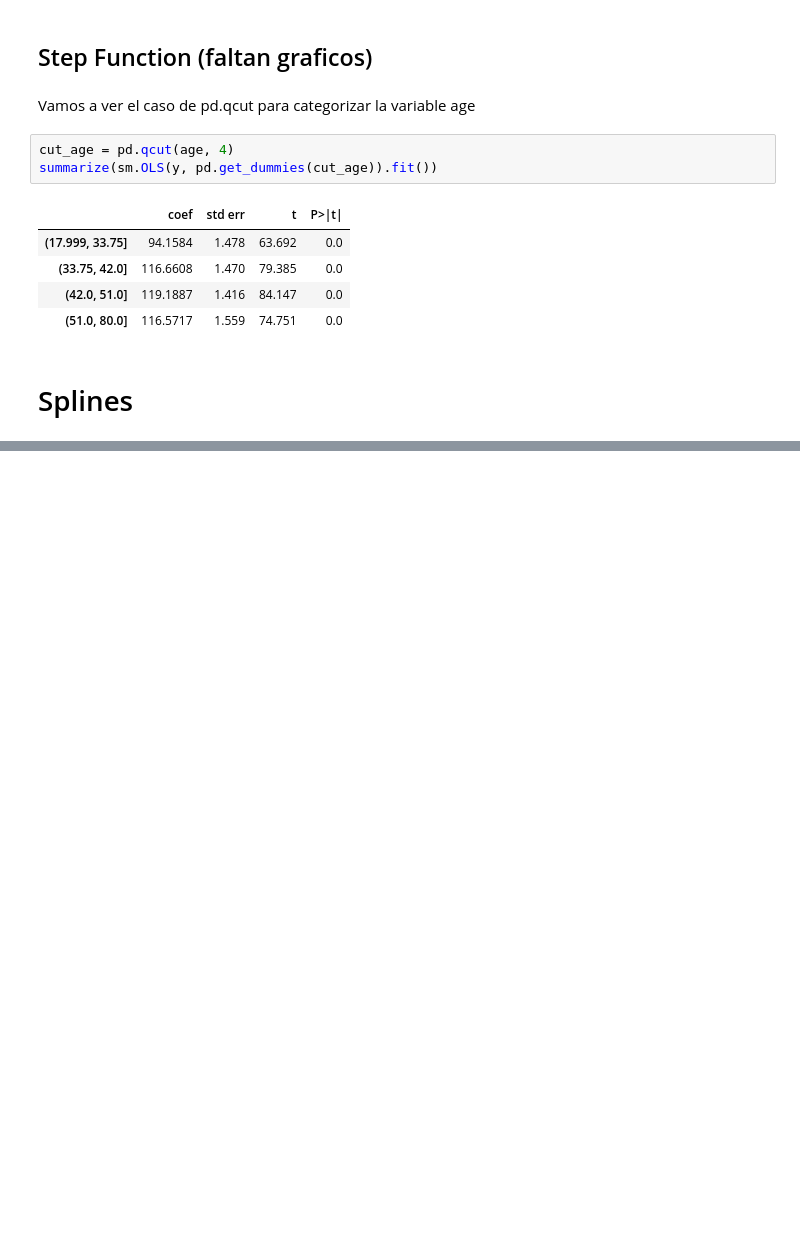
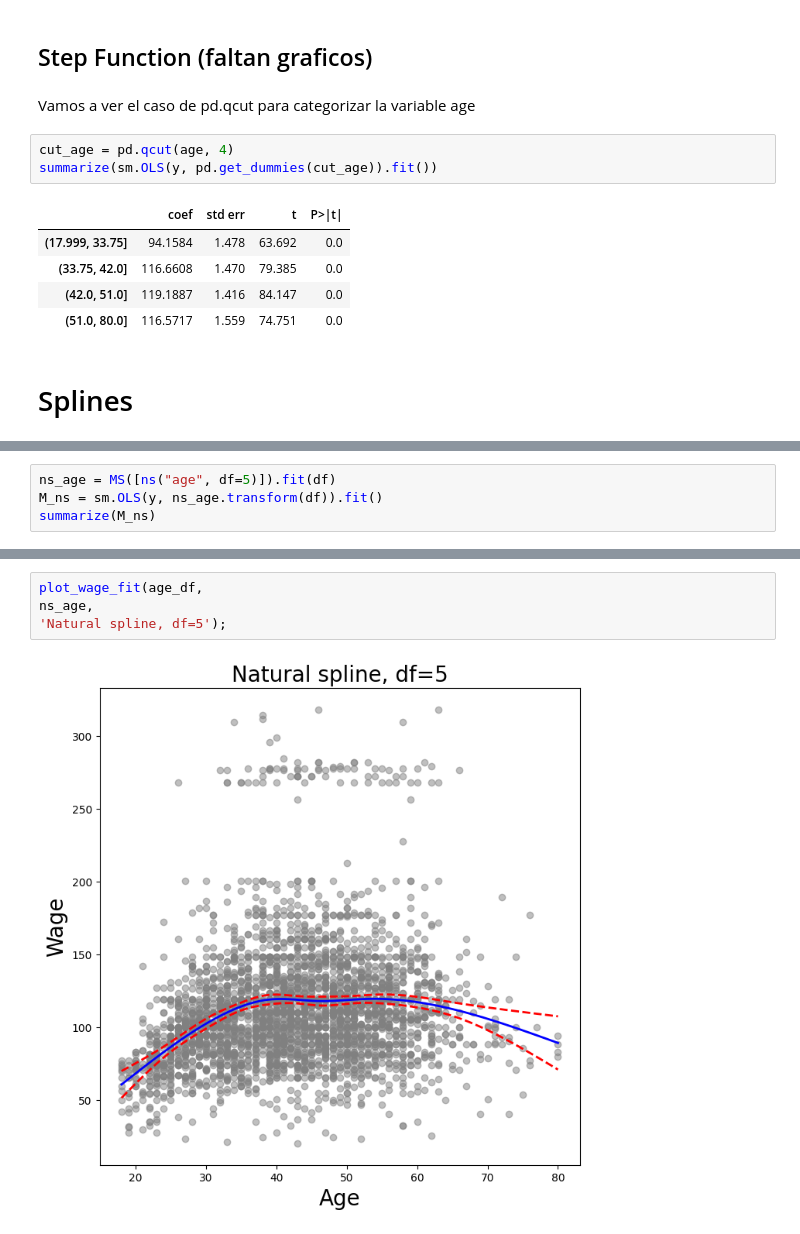
Before and after one commit to chuancao26/islp, a Jupyter notebook: LabNonLinearApproach.ipynb, the cells around one changed output, grey strips where cells are left out. Saved outputs shown, nothing was run; the diff lists cells and outputs as text; blank space fills up the shorter version.

```diff
--- a/LabNonLinearApproach.ipynb
+++ b/LabNonLinearApproach.ipynb
@@ -177,0 +221,4 @@ summarize(sm.OLS(y, pd.get_dummies(cut_age)).fit())
+# %%
+ns_age = MS([ns("age", df=5)]).fit(df)
+M_ns = sm.OLS(y, ns_age.transform(df)).fit()
+summarize(M_ns)
@@ -177,0 +233,6 @@ summarize(sm.OLS(y, pd.get_dummies(cut_age)).fit())
+# %%
+plot_wage_fit(age_df,
+ns_age,
+'Natural spline, df=5');
+# %% [output]
+[figure, added]
```
Also changed, not shown: parts of 14 cells of this notebook.
